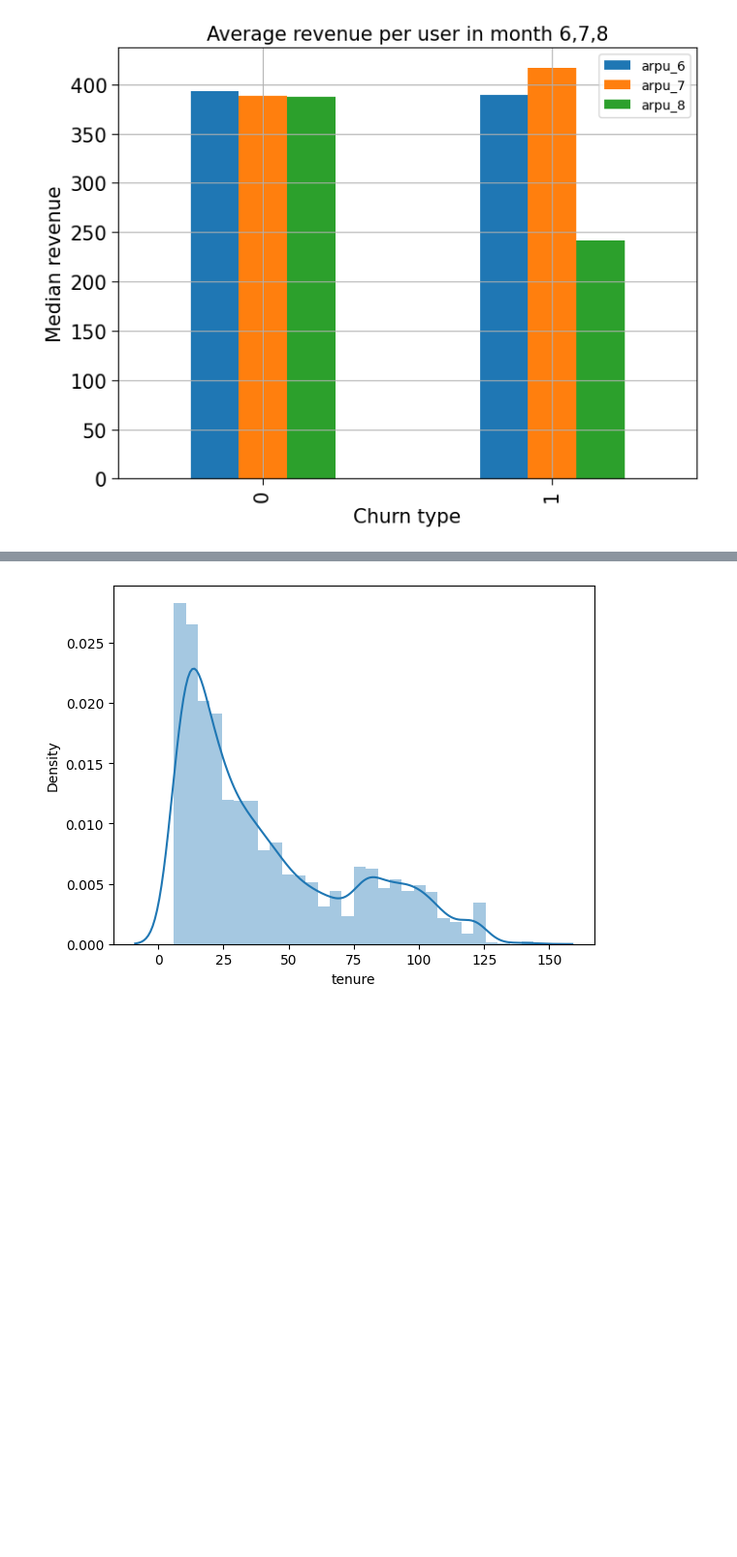
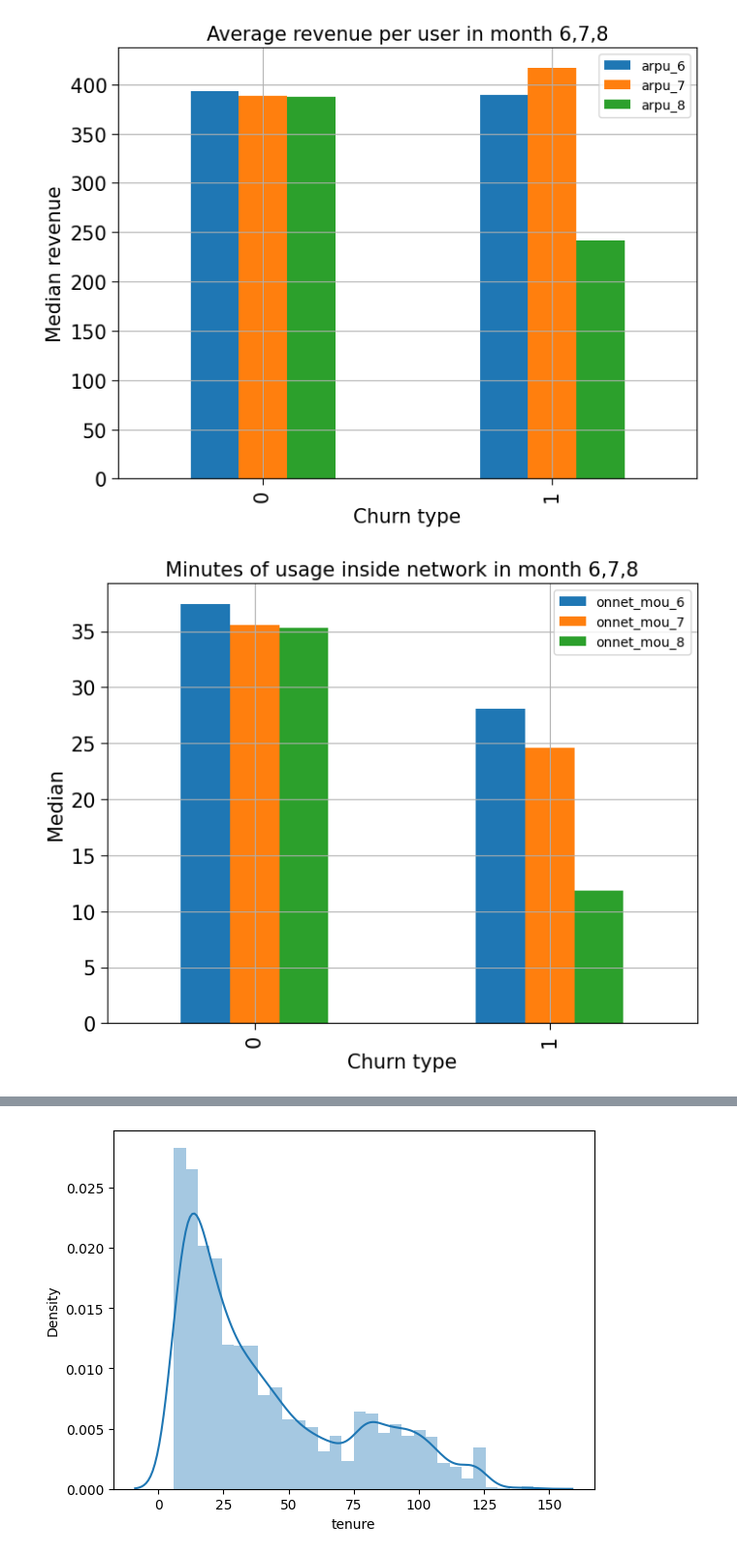
Before and after one commit to mohantvss/CI-CD, a Jupyter notebook: Domain_Telecom_Churn.ipynb, the cells around one changed output, grey strips where cells are left out. Shown at 97% size. Saved outputs shown, nothing was run; the diff lists cells and outputs as text; code cells hidden in the pictures; blank space fills up the shorter version.

```diff
--- a/Domain_Telecom_Churn.ipynb
+++ b/Domain_Telecom_Churn.ipynb
@@ -416,3 +416,20 @@ plt.grid(0.3)
 plt.show()
 # %% [output]
 [figure]
+# %%
+# Plot to visualize onnet_mou
+churn_data.groupby("churn")[["onnet_mou_6", "onnet_mou_7", "onnet_mou_8"]].median().plot.bar(figsize=[8,6])
+
+# Set plot labels and title
+plt.tick_params(size=5, labelsize=15)
+plt.title("Minutes of usage inside network in month 6,7,8", fontsize=15)
+plt.ylabel("Median", fontsize=15)
+plt.xlabel("Churn type", fontsize=15)
+
+# Customize grid
+plt.grid(0.3)
+
+# Show the plot
+plt.show()
+# %% [output]
+[figure, added]
```
Also changed, not shown: parts of 9 cells of this notebook.
